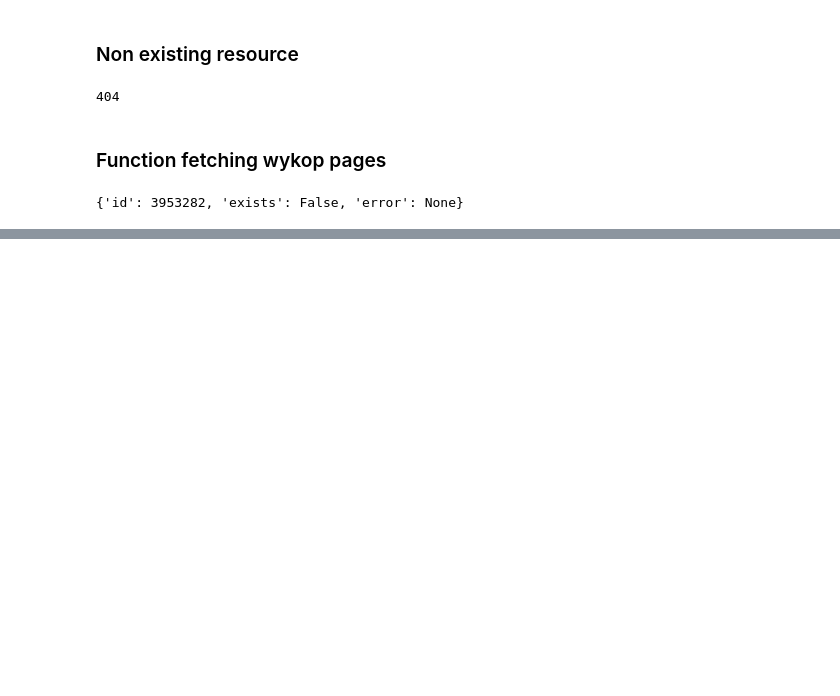
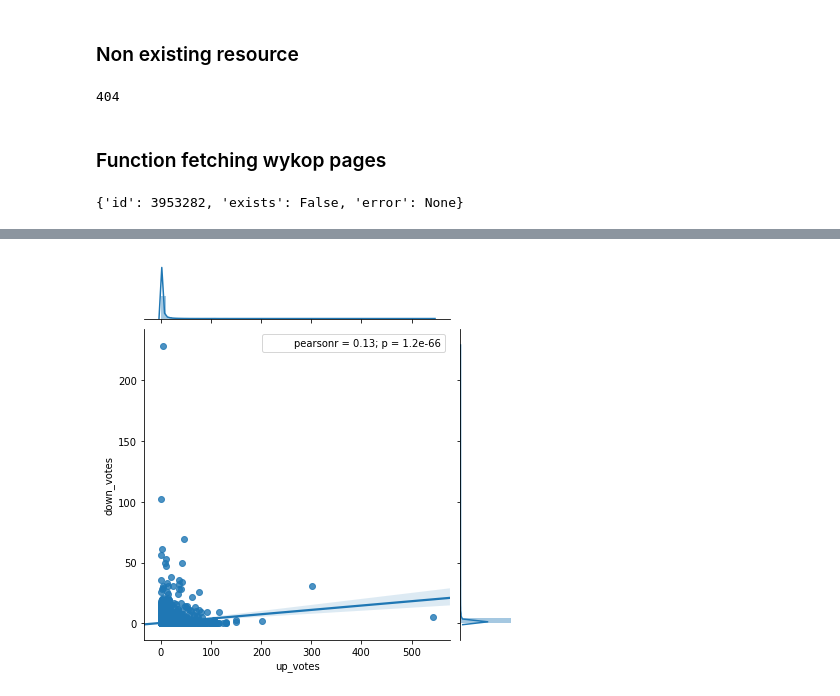
Before and after one commit to lzenczuk/ml_playground, a Jupyter notebook: wykop/Wykop.ipynb, the cells around one changed output, grey strips where cells are left out. Cells and saved outputs as stored; diff of their text form; code cells hidden in the pictures; blank space fills up the shorter version.

Commit message:
Exploring wykop data

```diff
--- a/wykop/Wykop.ipynb
+++ b/wykop/Wykop.ipynb
@@ -88,0 +91,20 @@ print fetch_wykop_page(3953282)
+# %%
+from pymongo import MongoClient
+import pandas as pd
+
+client = MongoClient()
+db = client.wykop
+pages = db.pages
+# %%
+up_votes_query = [
+    {"$unwind": {"path": "$up_voters"}},
+    {"$group": {"_id": "$up_voters.user", "up_votes": {"$sum": 1}}},
+    {"$project": {"id": "$_id", "up_votes": "$up_votes"}},
+]
+
+up_df =  pd.DataFrame(list(pages.aggregate(up_votes_query)))
+del up_df['_id']
+up_df = up_df.set_index('id')
+
+display(up_df.head())
+up_df.describe()
@@ -88,0 +128,13 @@ print fetch_wykop_page(3953282)
+# %%
+down_votes_query = [
+    {"$unwind": {"path": "$down_voters"}},
+    {"$group": {"_id": "$down_voters.user", "down_votes": {"$sum": 1}}},
+    {"$project": {"id": "$_id", "down_votes": "$down_votes"}},
+]
+
+do_df =  pd.DataFrame(list(pages.aggregate(down_votes_query)))
+del do_df['_id']
+do_df = do_df.set_index('id')
+
+display(do_df.head())
+do_df.describe()
@@ -88,0 +158,6 @@ print fetch_wykop_page(3953282)
+# %%
+votes_df = pd.concat([up_df, do_df], axis=1)
+votes_df.fillna(0, inplace=True)
+
+display(votes_df)
+votes_df.describe()
@@ -88,0 +192,8 @@ print fetch_wykop_page(3953282)
+# %%
+import seaborn as sns
+import matplotlib.pyplot as plt
+
+sns.jointplot(x = 'up_votes', y = 'down_votes', data=votes_df, kind="reg")
+plt.show()
+# %% [output]
+[figure, added]
```
Also changed, not shown: parts of 9 cells of this notebook, 1 other file.
